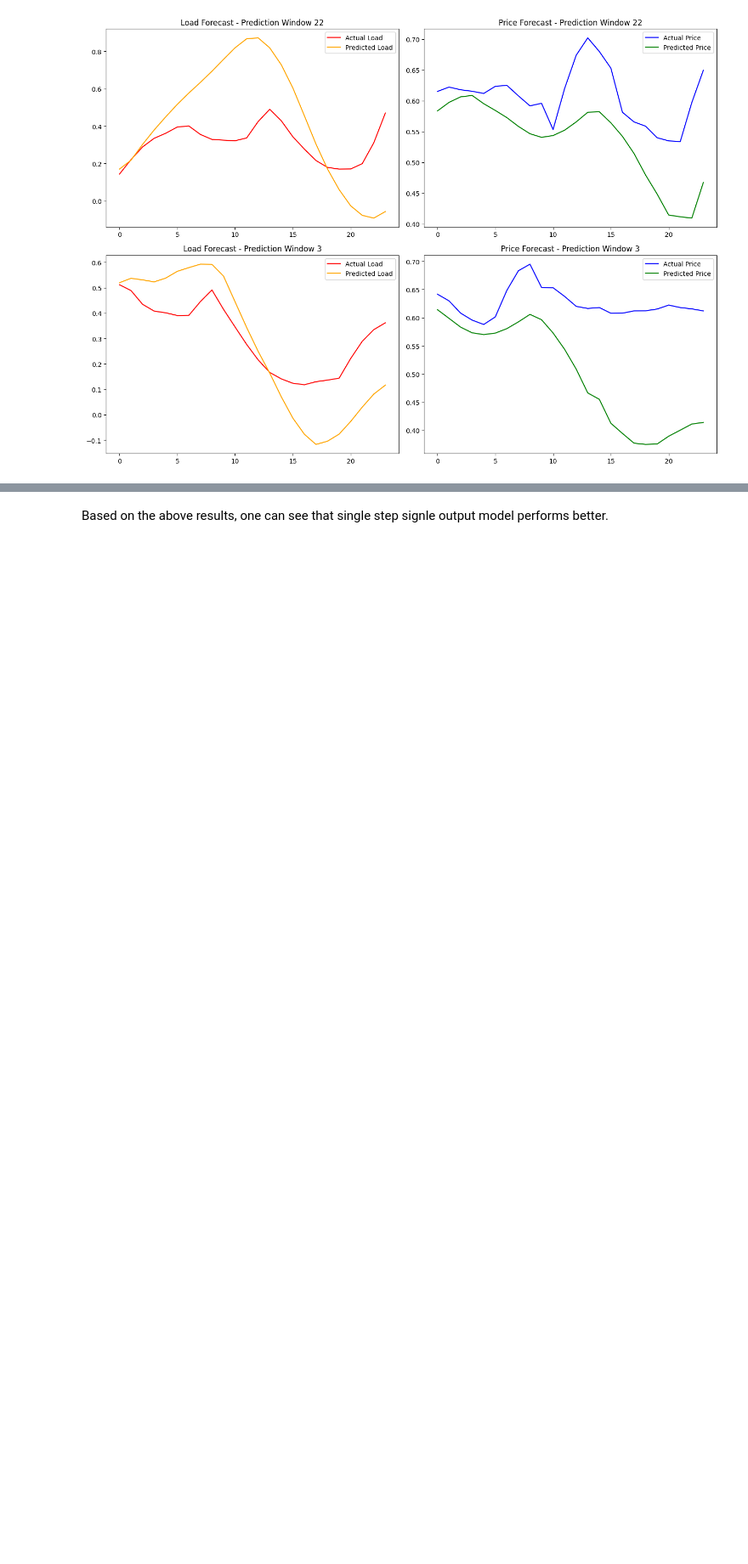
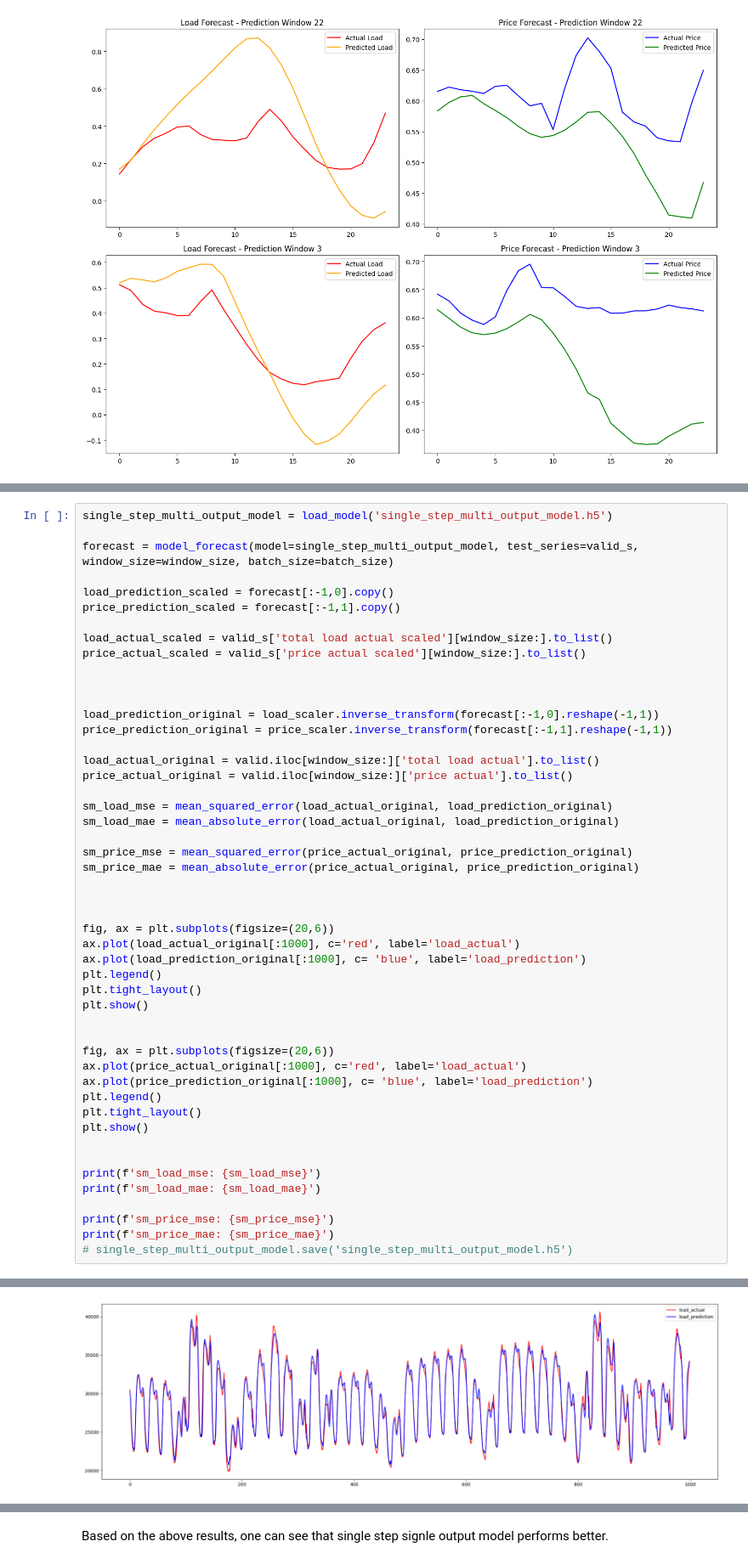
Before and after one commit to Jackson00Han/Time-Series-Training, a Jupyter notebook: Copy_of_multivariate_time_series.ipynb, the cells around one changed output, grey strips where cells are left out. Shown at 85% size. Saved outputs shown, nothing was run; the diff lists cells and outputs as text; blank space fills up the shorter version.

```diff
--- a/Copy_of_multivariate_time_series.ipynb
+++ b/Copy_of_multivariate_time_series.ipynb
@@ -1140,0 +1044,50 @@ sm_price_mae: 2.6208863149696455
+# %%
+single_step_multi_output_model = load_model('single_step_multi_output_model.h5')
+
+forecast = model_forecast(model=single_step_multi_output_model, test_series=valid_s, window_size=window_size, batch_size=batch_size)
+
+load_prediction_scaled = forecast[:-1,0].copy()
+price_prediction_scaled = forecast[:-1,1].copy()
+
+load_actual_scaled = valid_s['total load actual scaled'][window_size:].to_list()
+price_actual_scaled = valid_s['price actual scaled'][window_size:].to_list()
+
+
+
+load_prediction_original = load_scaler.inverse_transform(forecast[:-1,0].reshape(-1,1))
+price_prediction_original = price_scaler.inverse_transform(forecast[:-1,1].reshape(-1,1))
+
+load_actual_original = valid.iloc[window_size:]['total load actual'].to_list()
+price_actual_original = valid.iloc[window_size:]['price actual'].to_list()
+
+sm_load_mse = mean_squared_error(load_actual_original, load_prediction_original)
+sm_load_mae = mean_absolute_error(load_actual_original, load_prediction_original)
+
+sm_price_mse = mean_squared_error(price_actual_original, price_prediction_original)
+sm_price_mae = mean_absolute_error(price_actual_original, price_prediction_original)
+
+
+
+fig, ax = plt.subplots(figsize=(20,6))
+ax.plot(load_actual_original[:1000], c='red', label='load_actual')
+ax.plot(load_prediction_original[:1000], c= 'blue', label='load_prediction')
+plt.legend()
+plt.tight_layout()
+plt.show()
+
+
+fig, ax = plt.subplots(figsize=(20,6))
+ax.plot(price_actual_original[:1000], c='red', label='load_actual')
+ax.plot(price_prediction_original[:1000], c= 'blue', label='load_prediction')
+plt.legend()
+plt.tight_layout()
+plt.show()
+
+
+print(f'sm_load_mse: {sm_load_mse}')
+print(f'sm_load_mae: {sm_load_mae}')
+
+print(f'sm_price_mse: {sm_price_mse}')
+print(f'sm_price_mae: {sm_price_mae}')
+# single_step_multi_output_model.save('single_step_multi_output_model.h5')
+# %% [output]
@@ -1140,0 +1096 @@ sm_price_mae: 2.6208863149696455
+[figure, added]
```
Also changed, not shown: parts of 72 cells of this notebook.
